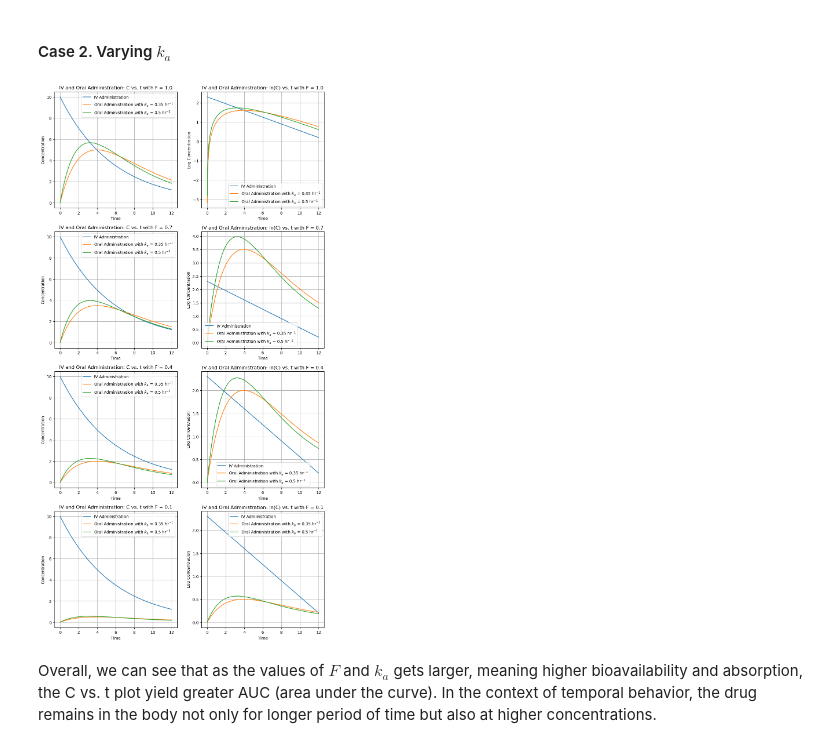
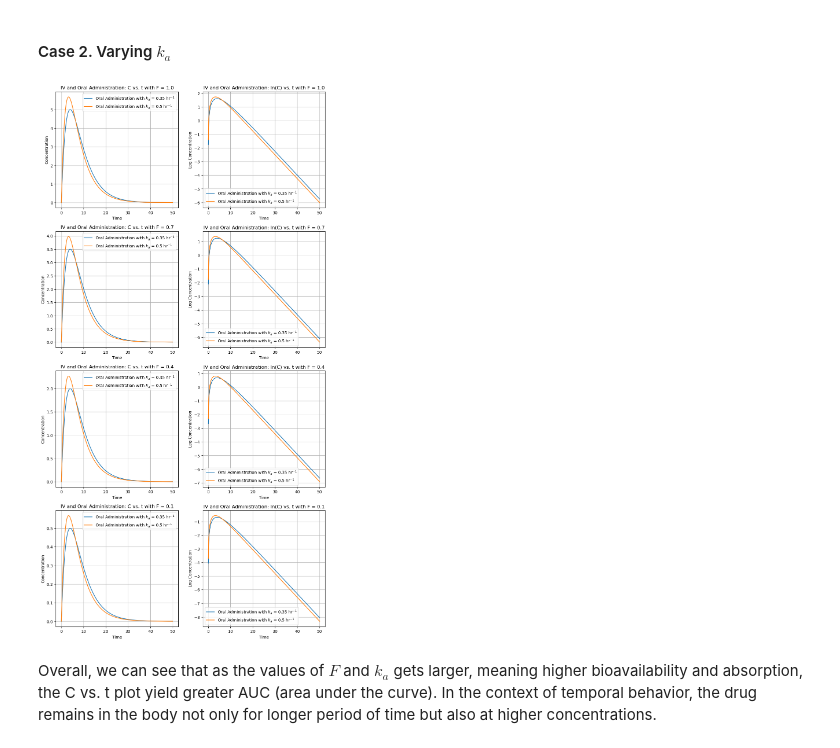
Before and after one commit to TimothyKSL/PKPD25_TLDT, a Jupyter notebook: Week 3 Assignment.ipynb, the cells around one changed output. Drawn from its saved outputs; the diff is of its cells as text; code cells hidden in the pictures.

```diff
--- a/Week 3 Assignment.ipynb
+++ b/Week 3 Assignment.ipynb
@@ -13,10 +13,10 @@ import matplotlib.pyplot as plt
 from scipy.integrate import solve_ivp
 
 # Set parameters
-Cp0 = 1                                  # Initial drug concentration in the plasma in mg/L (check unit)
+Cp0 = 10                                 # Initial drug concentration in the plasma in mg/L (check unit)
 t0 = 0.0                                 # Initial time in hr
-tf = 12.0                                # Final time in hr
-h = [0.1, 0.5, 1.0]                      # Step size
+tf = 50.0                                # Final time in hr
+h = [0.05, 0.1, 0.25, 0.5, 1.0]          # Step size
 num_steps = [int(tf/step) for step in h] # Number of steps
 Vd = 70                                  # Volume distribution of the drug in the body in L
 ke = 0.175                               # Rate constant for elimination in hr^-1
@@ -53,7 +53,7 @@ initial_concentrations = [Cp0] # Cp0 is not given in the problem
 solution_IV = solve_ivp(IV_admin, t_span, initial_concentrations, t_eval = t_eval)
 
 # Plot results
-fig, axes = plt.subplots(1, 2, figsize = (12, 5))
+fig, axes = plt.subplots(2, 1, figsize = (10, 12))
 
 # Left plot: C vs t
 axes[0].plot(t_eval, IV_analytic, label = 'Analytical Solution')
@@ -95,7 +95,7 @@ from scipy.integrate import solve_ivp
 CA0 = 10                   # Initial administered drug concentration in mg/L (check unit)
 Cp0 = 0                    # Initial drug concentration in the plasma in mg/L (check unit)
 t0 = 0.0                   # Initial time in hr
-tf = 12.0                  # Final time in hr
+tf = 50.0                  # Final time in hr
 Vd = 70                    # Volume distribution of the drug in the body in L
 ke = 0.175                 # Rate constant for elimination in hr^-1
 ka = [0.35, 0.5]           # Rate constant for adsorption in hr^-1
@@ -120,7 +120,9 @@ fig, axes = plt.subplots(2, 2, figsize = (12, 10))
 axes = axes.flatten()
 
 # Top-left plot: C vs t with ka = 0.35
+'''
 axes[0].plot(solution_IV.t, solution_IV.y[0], label = 'IV Administration')
+'''
 for i in range(len(F)):
     solution_Oral = solve_ivp(Oral_admin, t_span, initial_concentrations, args = (F[i], ka[0]),t_eval = t_eval)
     axes[0].plot(solution_Oral.t, solution_Oral.y[1], label = f'Oral Administration with F = {F[i]}')
@@ -131,7 +133,9 @@ axes[0].legend()
 axes[0].grid(True)
 
 # Top-right plot: ln(C) vs t with ka = 0.35
+'''
 axes[1].plot(solution_IV.t, np.log(solution_IV.y[0]), label = 'IV Administration')
+'''
 for i in range(len(F)):
     solution_Oral = solve_ivp(Oral_admin, t_span, initial_concentrations, args = (F[i], ka[0]),t_eval = t_eval)
     axes[1].plot(solution_Oral.t, np.log(solution_Oral.y[1]), label = f'Oral Administration with F = {F[i]}')
@@ -142,7 +146,9 @@ axes[1].legend()
 axes[1].grid(True)
 
 # Bottom-left plot: C vs t with ka = 0.5
+'''
 axes[2].plot(solution_IV.t, solution_IV.y[0], label = 'IV Administration')
+'''
 for i in range(len(F)):
     solution_Oral = solve_ivp(Oral_admin, t_span, initial_concentrations, args = (F[i], ka[1]),t_eval = t_eval)
     axes[2].plot(solution_Oral.t, solution_Oral.y[1], label = f'Oral Administration with F = {F[i]}')
@@ -153,10 +159,12 @@ axes[2].legend()
 axes[2].grid(True)
 
 # Bottom-right plot ln(C) vs. t with ka = 0.5
+'''
 axes[3].plot(solution_IV.t, np.log(solution_IV.y[0]), label = 'IV Administration')
+'''
 for i in range(len(F)):
     solution_Oral = solve_ivp(Oral_admin, t_span, initial_concentrations, args = (F[i], ka[1]),t_eval = t_eval)
-    axes[3].plot(solution_Oral.t, solution_Oral.y[1], label = f'Oral Administration with F = {F[i]}')
+    axes[3].plot(solution_Oral.t, np.log(solution_Oral.y[1]), label = f'Oral Administration with F = {F[i]}')
 axes[3].set_xlabel('Time')
 axes[3].set_ylabel('Log Concentration')
 axes[3].set_title(f'IV and Oral Administration: ln(C) vs. t with $k_a$ = 0.5 hr$^{{-1}}$')
@@ -173,7 +181,9 @@ fig, axes = plt.subplots(4, 2, figsize = (12, 24))
 axes = axes.flatten()
 
 # Top-left plot: C vs t with F = 1.0
+'''
 axes[0].plot(solution_IV.t, solution_IV.y[0], label = 'IV Administration')
+'''
 for i in range(len(ka)):
     solution_Oral = solve_ivp(Oral_admin, t_span, initial_concentrations, args = (F[0], ka[i]),t_eval = t_eval)
     axes[0].plot(solution_Oral.t, solution_Oral.y[1], label = f'Oral Administration with $k_a$ = {ka[i]} hr$^{{-1}}$')
@@ -184,7 +194,9 @@ axes[0].legend()
 axes[0].grid(True)
 
 # Top-right plot: ln(C) vs t with F = 1.0
+'''
 axes[1].plot(solution_IV.t, np.log(solution_IV.y[0]), label = 'IV Administration')
+'''
 for i in range(len(ka)):
     solution_Oral = solve_ivp(Oral_admin, t_span, initial_concentrations, args = (F[0], ka[i]),t_eval = t_eval)
     axes[1].plot(solution_Oral.t, np.log(solution_Oral.y[1]), label = f'Oral Administration with $k_a$ = {ka[i]} hr$^{{-1}}$')
@@ -195,7 +207,9 @@ axes[1].legend()
 axes[1].grid(True)
 
 # Second row-left plot: C vs t with F = 0.7
+'''
 axes[2].plot(solution_IV.t, solution_IV.y[0], label = 'IV Administration')
+'''
 for i in range(len(ka)):
     solution_Oral = solve_ivp(Oral_admin, t_span, initial_concentrations, args = (F[1], ka[i]),t_eval = t_eval)
     axes[2].plot(solution_Oral.t, solution_Oral.y[1], label = f'Oral Administration with $k_a$ = {ka[i]} hr$^{{-1}}$')
@@ -206,10 +220,12 @@ axes[2].legend()
 axes[2].grid(True)
 
 # Second row-right plot ln(C) vs. t with F = 0.7
+'''
 axes[3].plot(solution_IV.t, np.log(solution_IV.y[0]), label = 'IV Administration')
+'''
 for i in range(len(ka)):
     solution_Oral = solve_ivp(Oral_admin, t_span, initial_concentrations, args = (F[1], ka[i]),t_eval = t_eval)
-    axes[3].plot(solution_Oral.t, solution_Oral.y[1], label = f'Oral Administration with $k_a$ = {ka[i]} hr$^{{-1}}$')
+    axes[3].plot(solution_Oral.t, np.log(solution_Oral.y[1]), label = f'Oral Administration with $k_a$ = {ka[i]} hr$^{{-1}}$')
 axes[3].set_xlabel('Time')
 axes[3].set_ylabel('Log Concentration')
 axes[3].set_title(f'IV and Oral Administration: ln(C) vs. t with F = 0.7')
@@ -217,7 +233,9 @@ axes[3].legend()
 axes[3].grid(True)
 
 # Third row-left plot: C vs t with F = 0.4
+'''
 axes[4].plot(solution_IV.t, solution_IV.y[0], label = 'IV Administration')
+'''
 for i in range(len(ka)):
     solution_Oral = solve_ivp(Oral_admin, t_span, initial_concentrations, args = (F[2], ka[i]),t_eval = t_eval)
     axes[4].plot(solution_Oral.t, solution_Oral.y[1], label = f'Oral Administration with $k_a$ = {ka[i]} hr$^{{-1}}$')
@@ -228,40 +246,46 @@ axes[4].legend()
 axes[4].grid(True)
 
 # Third row-right plot ln(C) vs. t with F = 0.4
+'''
 axes[5].plot(solution_IV.t, np.log(solution_IV.y[0]), label = 'IV Administration')
+'''
 for i in range(len(ka)):
     solution_Oral = solve_ivp(Oral_admin, t_span, initial_concentrations, args = (F[2], ka[i]),t_eval = t_eval)
-    axes[5].plot(solution_Oral.t, solution_Oral.y[1], label = f'Oral Administration with $k_a$ = {ka[i]} hr$^{{-1}}$')
+    axes[5].plot(solution_Oral.t, np.log(solution_Oral.y[1]), label = f'Oral Administration with $k_a$ = {ka[i]} hr$^{{-1}}$')
 axes[5].set_xlabel('Time')
 axes[5].set_ylabel('Log Concentration')
 axes[5].set_title(f'IV and Oral Administration: ln(C) vs. t with F = 0.4')
 axes[5].legend()
 axes[5].grid(True)
 
 # Bottom-left plot: C vs t with F = 0.1
+'''
 axes[6].plot(solution_IV.t, solution_IV.y[0], label = 'IV Administration')
+'''
 for i in range(len(ka)):
     solution_Oral = solve_ivp(Oral_admin, t_span, initial_concentrations, args = (F[3], ka[i]),t_eval = t_eval)
     axes[6].plot(solution_Oral.t, solution_Oral.y[1], label = f'Oral Administration with $k_a$ = {ka[i]} hr$^{{-1}}$')
 axes[6].set_xlabel('Time')
 axes[6].set_ylabel('Concentration')
 axes[6].set_title(f'IV and Oral Administration: C vs. t with F = 0.1')
 axes[6].legend()
 axes[6].grid(True)
 
 # Bottom-right plot ln(C) vs. t with F = 0.1
+'''
 axes[7].plot(solution_IV.t, np.log(solution_IV.y[0]), label = 'IV Administration')
+'''
 for i in range(len(ka)):
     solution_Oral = solve_ivp(Oral_admin, t_span, initial_concentrations, args = (F[3], ka[i]),t_eval = t_eval)
-    axes[7].plot(solution_Oral.t, solution_Oral.y[1], label = f'Oral Administration with $k_a$ = {ka[i]} hr$^{{-1}}$')
+    axes[7].plot(solution_Oral.t, np.log(solution_Oral.y[1]), label = f'Oral Administration with $k_a$ = {ka[i]} hr$^{{-1}}$')
 axes[7].set_xlabel('Time')
 axes[7].set_ylabel('Log Concentration')
 axes[7].set_title(f'IV and Oral Administration: ln(C) vs. t with F = 0.1')
 axes[7].legend()
 axes[7].grid(True)
 plt.show()
 # %% [output]
-[figure, old version]
+[figure, new version]
 # %% [markdown]
 Overall, we can see that as the values of $F$ and $k_a$ gets larger, meaning higher bioavailability and absorption, the C vs. t plot yield greater AUC (area under the curve). In the context of temporal behavior, the drug remains in the body not only for longer period of time but also at higher concentrations.
 # %% [markdown]
```
Also changed, not shown: parts of 2 cells of this notebook.
